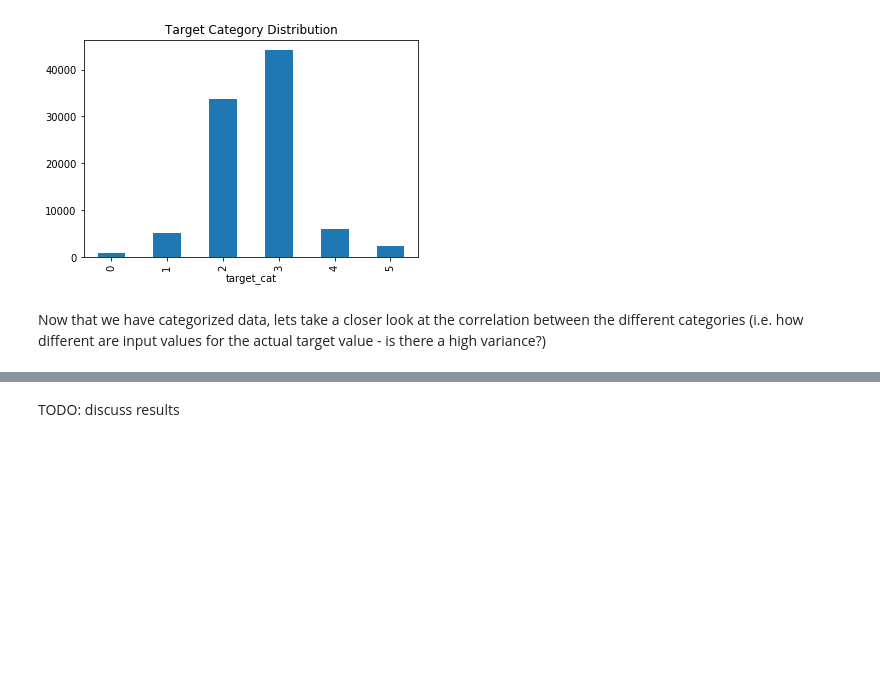
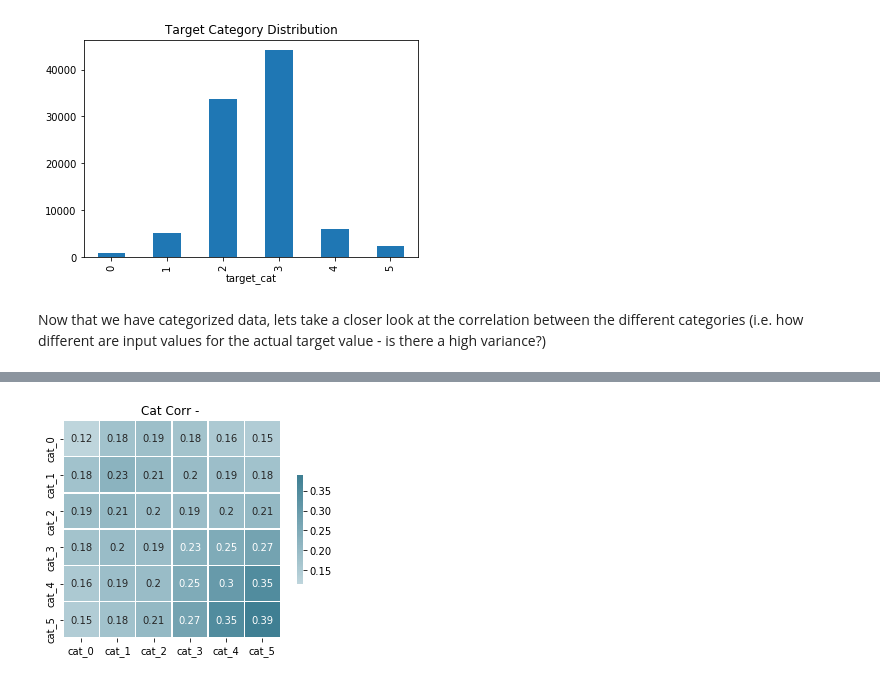
Before and after one commit to felixnext/stock_trend_analysis, a Jupyter notebook: notebooks/02-1_stocks-cleaning+features.ipynb, the cells around one changed output, grey strips where cells are left out. Drawn from its saved outputs; the diff is of its cells as text; code cells hidden in the pictures; blank space fills up the shorter version.

Commit message:
feat: correlation analysis / report update
- performed correlation analysis of historic stock data
- merged categorization into lib
- updated report with results + fixed image bugs

```diff
--- a/notebooks/02-1_stocks-cleaning+features.ipynb
+++ b/notebooks/02-1_stocks-cleaning+features.ipynb
@@ -401,7 +404,7 @@ From the target value distribution, we can see multiple things:
 This means that we will have to use adaptive value clipping based on the forcast length for the model we want to train. Our next steps will be to perform clipping and categorization of the values and look at the correlation matrix between different values to check for fundamental differences in the input data (i.e. is the historical input data actually suited to predict future prices)
 # %%
 # function to perform categorization based on given limits
-def categorize(df, xlim, num_cats=6):
+def categorize(df, xlim, num_cats=6, debug=True):
     '''Performs categorization of the target values in the data.
 
     Args:
@@ -415,7 +418,7 @@ def categorize(df, xlim, num_cats=6):
     # define boundaries of categories
     d = (xlim[1] - xlim[0]) / (num_cats - 2)
     cats = np.array([xlim[0] + (d*i) for i in range(0, num_cats - 1)])
-    print(cats)
+    if debug: print(cats)
 
     # update the target column
     df['target_cat'] = df['target'].clip(xlim[0], xlim[1]).apply(lambda x: num_cats - 1 if x == xlim[1] else np.where((cats >= x))[0][0])
@@ -423,8 +426,9 @@ def categorize(df, xlim, num_cats=6):
     return df
 
 # calculate the categories
+num_cats = 6
 df_norm = create_dataset(df_stocks, 7, 66, 3, jump_size=22)
-df_cat = categorize(df_norm, xlim=(-0.5, 0.5), num_cats=6)
+df_cat = categorize(df_norm, xlim=(-0.5, 0.5), num_cats=num_cats)
 
 # visualize the categories
 df_cat.groupby('target_cat').count()['symbol'].plot.bar(title='Target Category Distribution')
@@ -443,2 +441,37 @@ NameError: name 'num_cats' is not defined
-# %% [markdown]
-TODO: discuss results
+# %%
+def visualize_corr(df_cat, name=None):
+    '''Function to calculate the correlation between single categories.
+
+    Args:
+        df_cat (DataFrame): holds relevant day values and categories
+        name (str): Optional name for the title of the plot
+    '''
+    num_cats = len(df_cat['target_cat'].unique())
+    # create helper retrieval function (make code shorter)
+    get = lambda x: df_cat[df_cat['target_cat'] == x].iloc[:, :-3]
+
+    res = []
+    for i in range(num_cats):
+        row = []
+        for j in range(num_cats):
+            if i == j:
+                mat = get(i)
+                corr = mat.head(int(len(mat)/2)).corrwith(mat.tail(int(len(mat)/2)), axis=0, method='spearman').mean()
+            else:
+                corr = get(i).corrwith(get(j), axis=0, method='spearman').mean()
+            row.append(corr)
+        res.append(np.array(row))
+
+    cols = ["cat_{}".format(i) for i in range(num_cats)]
+    df_corr = pd.DataFrame(np.array(res), columns=cols, index=cols)
+
+    # Generate a custom diverging colormap
+    cmap = sns.diverging_palette(10, 220, as_cmap=True)
+    ax = plt.axes()
+    sns.heatmap(df_corr, cmap=cmap, center=0, square=True, linewidths=.5, cbar_kws={"shrink": .5}, annot=True, ax=ax)
+    ax.set_title("Cat Corr - {}".format("" if name is None else name))
+    plt.show()
+
+visualize_corr(df_cat)
+# %% [output]
+[figure, added]
```
Also changed, not shown: parts of 6 cells of this notebook, 13 other files.
